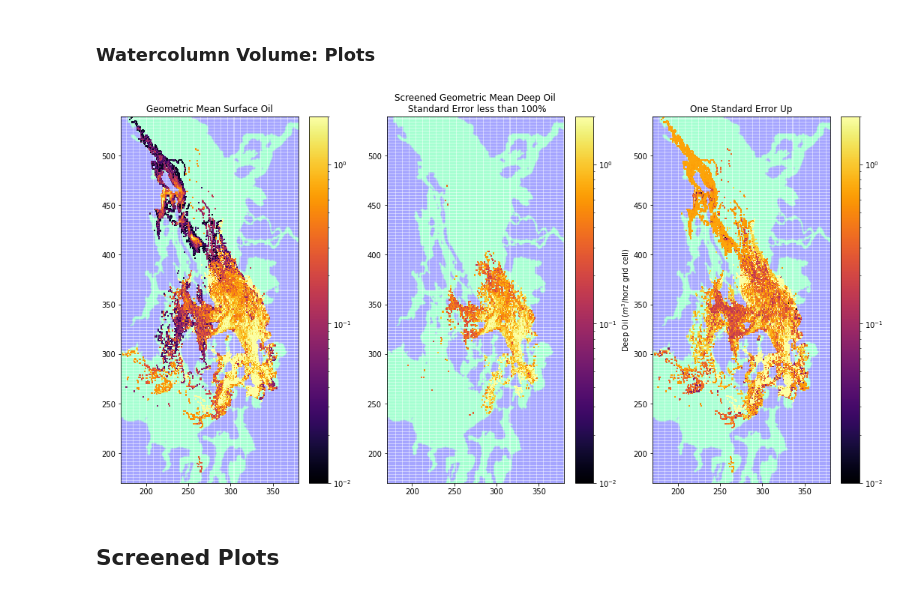
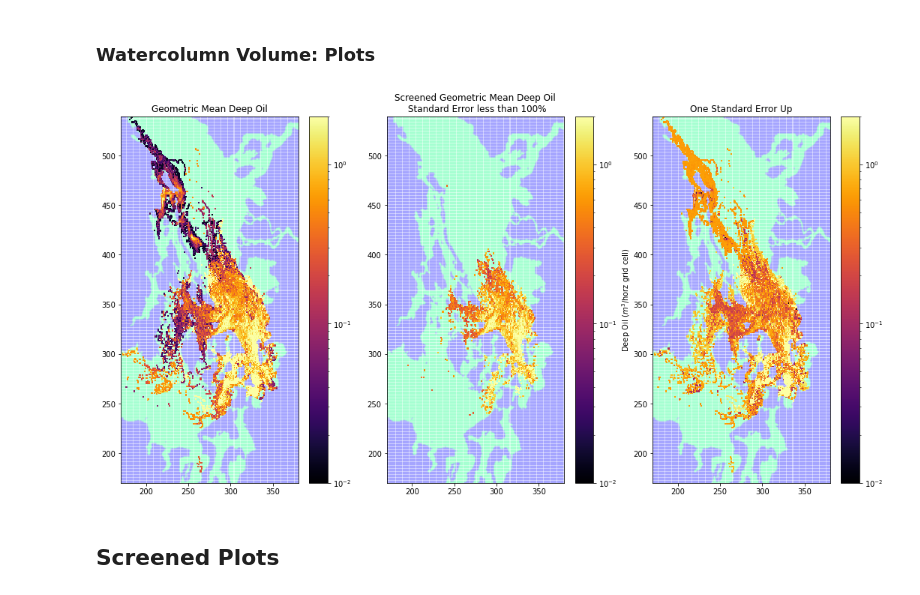
Before and after one commit to MIDOSS/Visualization, a Jupyter notebook: notebooks/Plot_Aggregates_akns.ipynb, the cells around one changed output. Saved outputs shown, nothing was run; the diff lists cells and outputs as text; code cells hidden in the pictures.

```diff
--- a/notebooks/Plot_Aggregates_akns.ipynb
+++ b/notebooks/Plot_Aggregates_akns.ipynb
@@ -440,35 +440,35 @@ ma_deepoil_ste = np.ma.masked_array(deepoil_ste, oil.deeppresence <= 0)
 fig, axs = plt.subplots(1, 3, figsize=(18, 9))
 
 vmin, vmax = 0.01, 2
 
 for ax in axs:
     ax.pcolormesh(tmask[1:, 1:], cmap='winter_r', alpha=0.1)
     ax.set_ylim(imin, imax)
     ax.set_xlim(jmin, jmax)
 
 C = axs[0].pcolormesh(
      np.exp(ma_deep_oil), norm=colors.LogNorm(vmin=vmin, vmax=vmax),
     zorder=2, cmap='inferno'
 )
 cb = fig.colorbar(C, ax=axs[0]);
-axs[0].set_title('Geometric Mean Surface Oil')
+axs[0].set_title('Geometric Mean Deep Oil')
 
 C = axs[1].pcolormesh(
      np.exp(deepoiled),
     zorder=2, norm=colors.LogNorm(vmin=vmin, vmax=vmax), cmap='inferno'
 )
 cb = fig.colorbar(C, ax=axs[1]);
 cb.set_label('Deep Oil ($m^3$/horz grid cell)')
 axs[1].set_title(f'Screened Geometric Mean Deep Oil\n Standard Error less than {perol*100}%')
 
 C = axs[2].pcolormesh(
      np.exp(ma_deepoil_ste + ma_deep_oil) - np.exp(ma_deep_oil), norm=colors.LogNorm(vmin=vmin, vmax=vmax),
     zorder=2, cmap='inferno'
 )
 cb = fig.colorbar(C, ax=axs[2]);
 axs[2].set_title('One Standard Error Up');
 # %% [output]
-[figure, old version]
+[figure, new version]
 # %% [markdown]
 ## Screened Plots
 # %%
```
Also changed, not shown: parts of 4 cells of this notebook, 4 other files.
